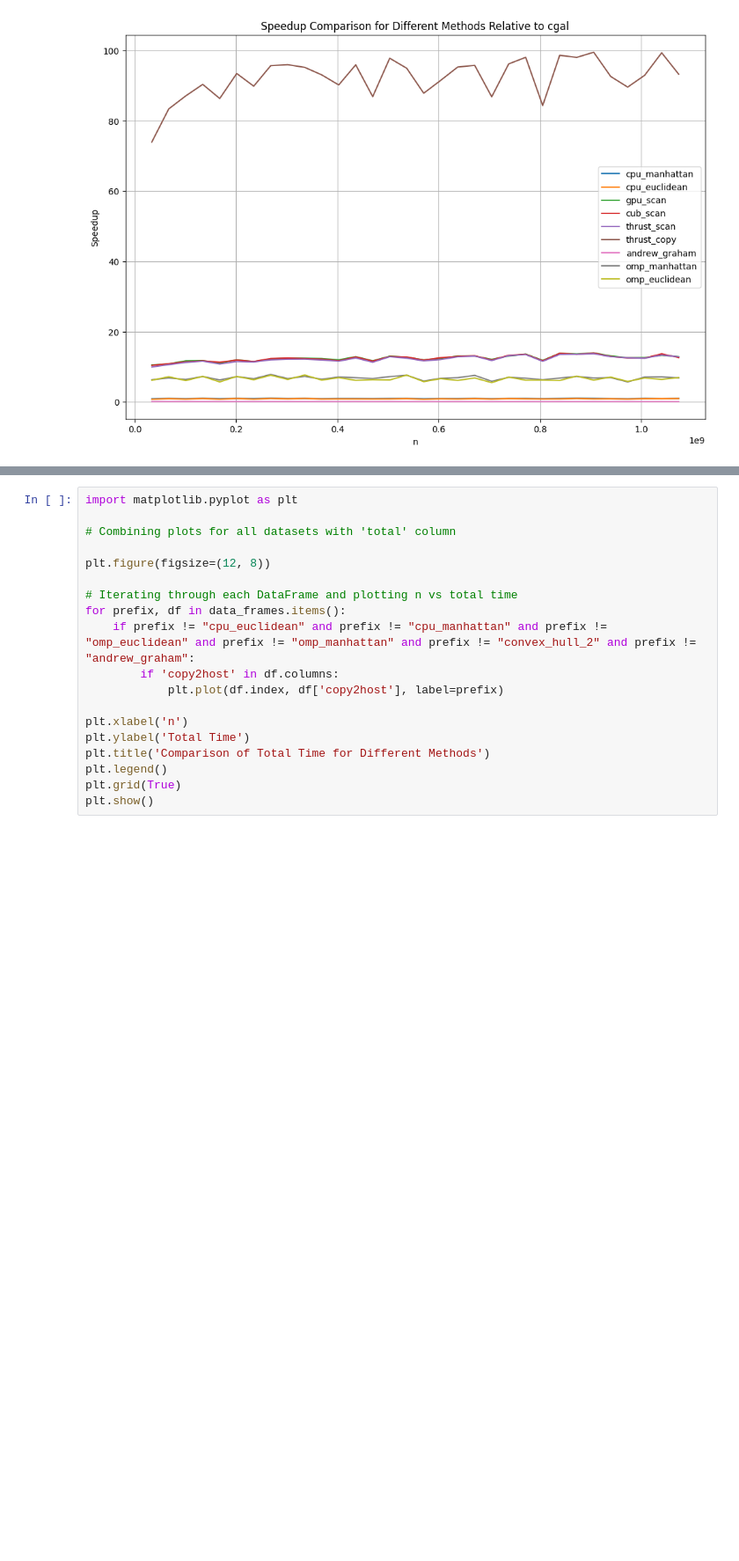
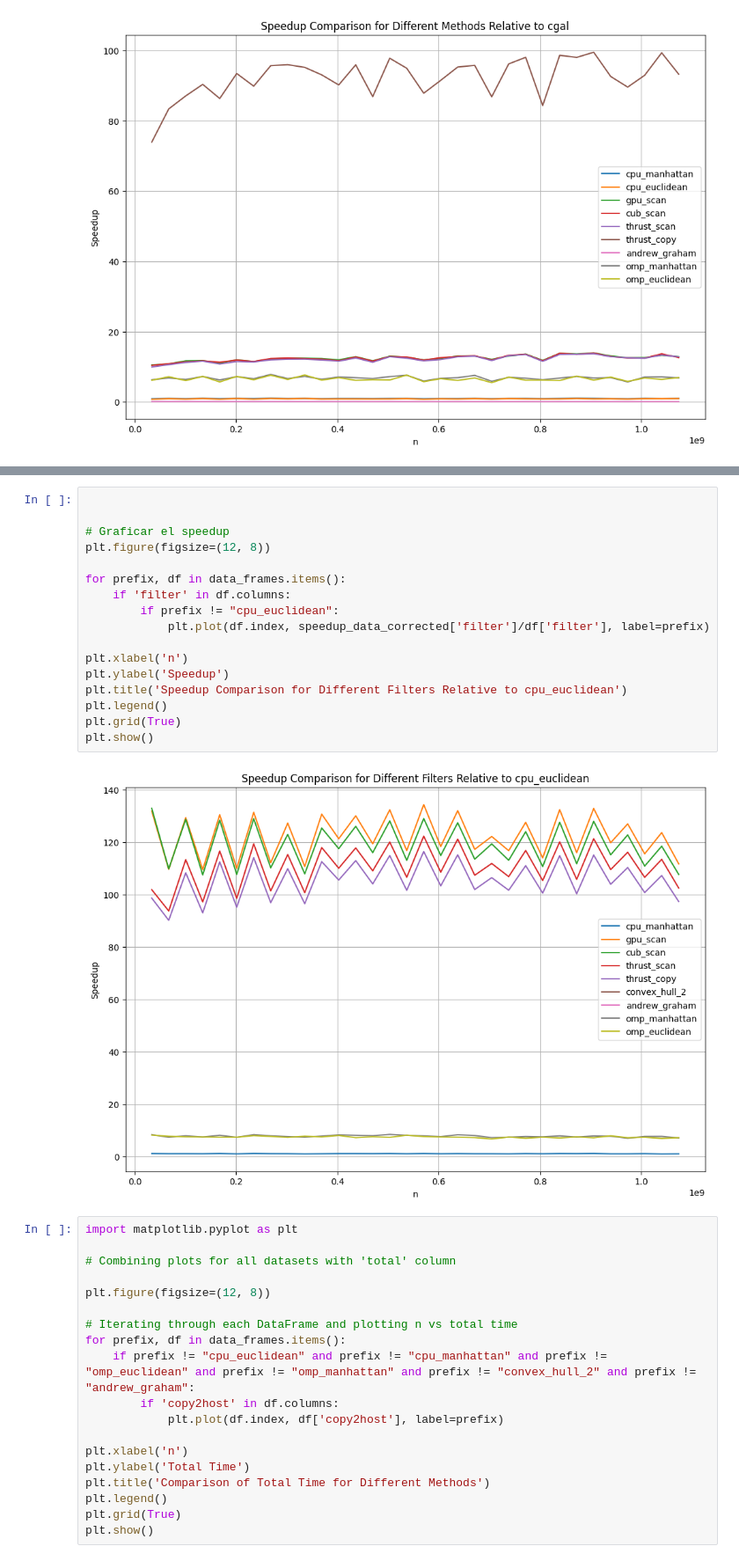
Before and after one commit to rcarrascoc/GPU-2D-Convex_Hull_Filter, a Jupyter notebook: plots/experimentation2.ipynb, the cells around one changed output, grey strips where cells are left out. Shown at 88% size. Saved outputs shown, nothing was run; the diff lists cells and outputs as text; blank space fills up the shorter version.

```diff
--- a/plots/experimentation2.ipynb
+++ b/plots/experimentation2.ipynb
@@ -151,3 +151,22 @@ plt.show()
+# %%
+
+
+# Graficar el speedup
+plt.figure(figsize=(12, 8))
+
+for prefix, df in data_frames.items():
+    if 'filter' in df.columns:
+        if prefix != "cpu_euclidean":
+            plt.plot(df.index, speedup_data_corrected['filter']/df['filter'], label=prefix)
+
+plt.xlabel('n')
+plt.ylabel('Speedup')
+plt.title('Speedup Comparison for Different Filters Relative to cpu_euclidean')
+plt.legend()
+plt.grid(True)
+plt.show()
+# %% [output]
+[figure, added]
 # %%
 import matplotlib.pyplot as plt
 
```
Also changed, not shown: parts of 3 cells of this notebook, 8 other files.
